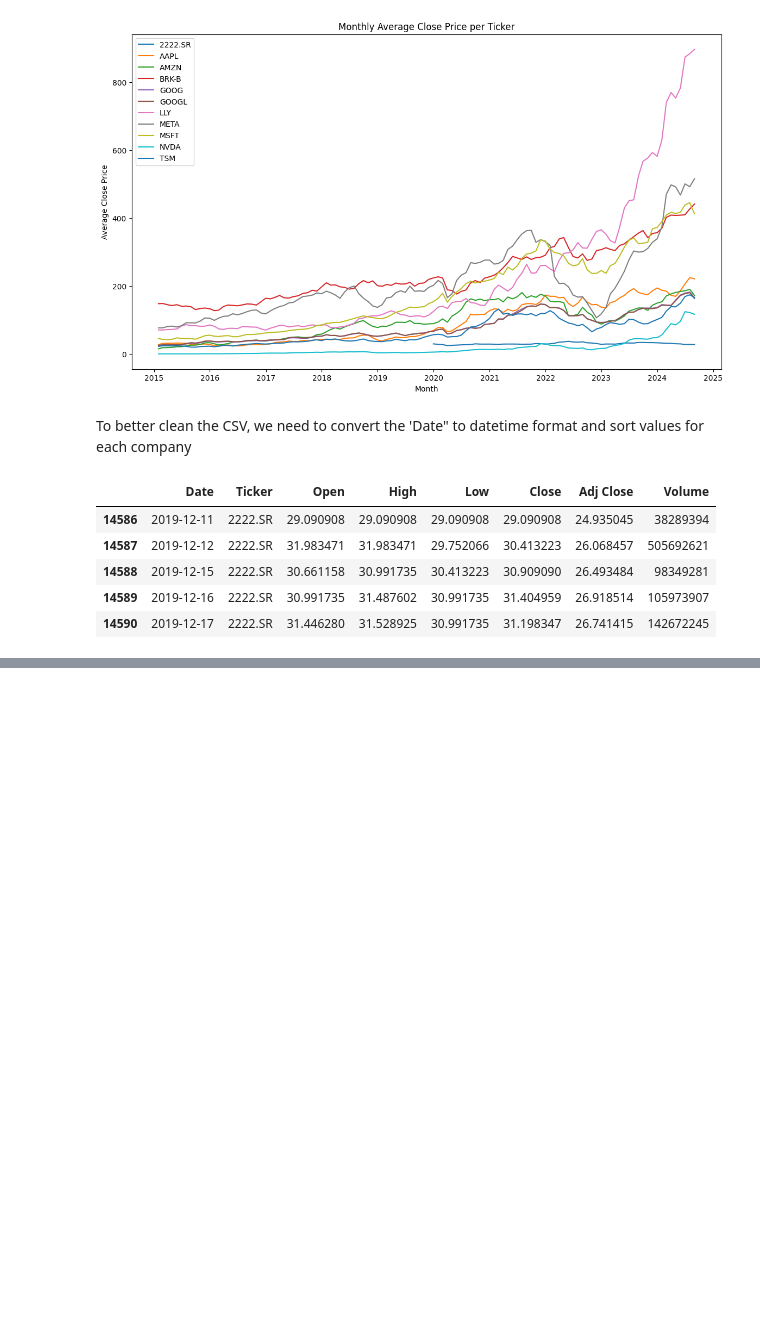
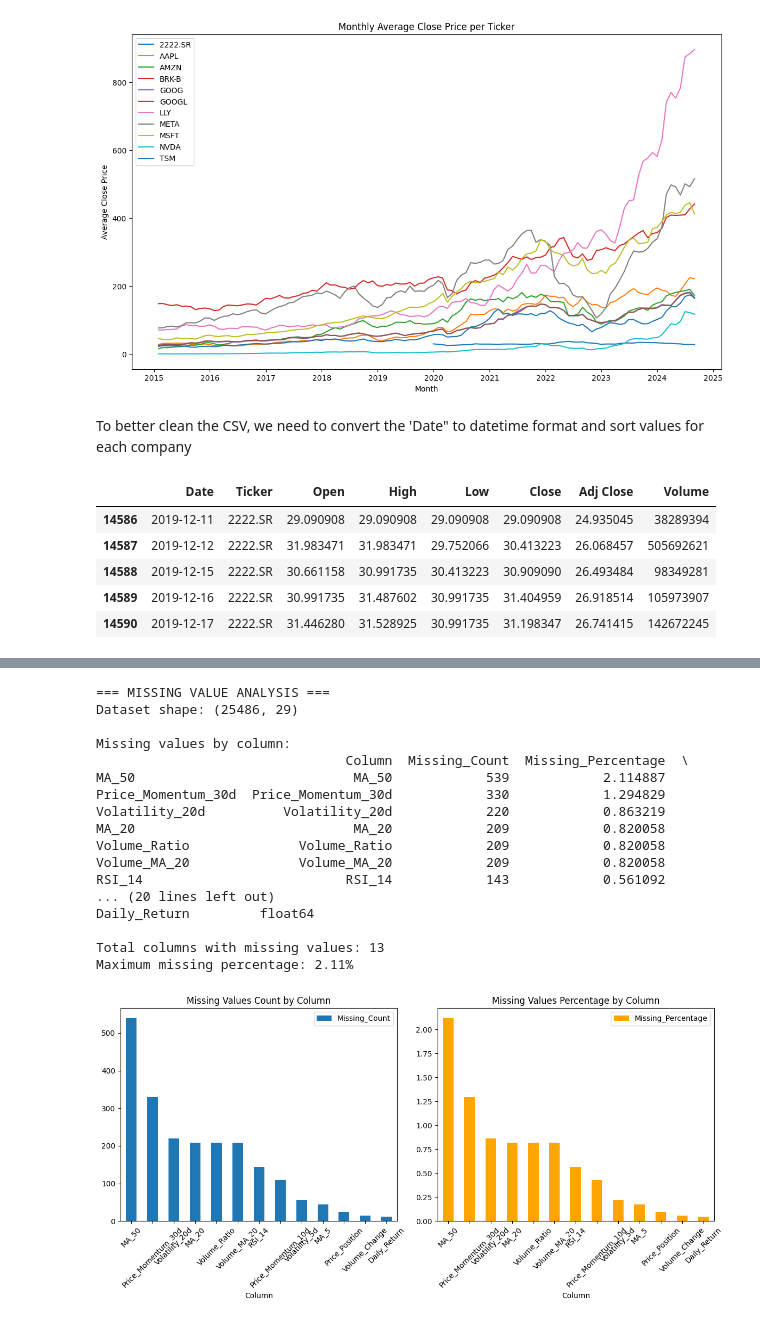
Before and after one commit to omaraboelfadl/CMP466-Summer25-G7-Project, a Jupyter notebook: CMP_466_G7_ProjectCode.ipynb, the cells around one changed output, grey strips where cells are left out. Cells and saved outputs as stored; diff of their text form; code cells hidden in the pictures; blank space fills up the shorter version.

```diff
--- a/CMP_466_G7_ProjectCode.ipynb
+++ b/CMP_466_G7_ProjectCode.ipynb
@@ -62,0 +503,72 @@ df.head()
+# %%
+## 1. Missing Value Analysis and Handling
+
+# Import additional libraries for preprocessing
+from sklearn.model_selection import train_test_split
+from sklearn.preprocessing import StandardScaler, LabelEncoder, RobustScaler
+from sklearn.feature_selection import SelectKBest, f_classif, RFE
+from sklearn.ensemble import RandomForestClassifier
+from sklearn.impute import SimpleImputer, KNNImputer
+
+# Deep analysis of missing values
+print("=== MISSING VALUE ANALYSIS ===")
+print(f"Dataset shape: {df_final.shape}")
+print(f"\nMissing values by column:")
+
+missing_analysis = pd.DataFrame({
+    'Column': df_final.columns,
+    'Missing_Count': df_final.isnull().sum(),
+    'Missing_Percentage': (df_final.isnull().sum() / len(df_final)) * 100,
+    'Data_Type': df_final.dtypes
+})
+
+missing_analysis = missing_analysis[missing_analysis['Missing_Count'] > 0].sort_values('Missing_Percentage', ascending=False)
+print(missing_analysis)
+
+if len(missing_analysis) > 0:
+    print(f"\nTotal columns with missing values: {len(missing_analysis)}")
+    print(f"Maximum missing percentage: {missing_analysis['Missing_Percentage'].max():.2f}%")
+else:
+    print("\n✅ No missing values found in the dataset!")
+
+# Visualize missing values pattern
+if len(missing_analysis) > 0:
+    plt.figure(figsize=(12, 6))
+    plt.subplot(1, 2, 1)
+    missing_analysis.plot(x='Column', y='Missing_Count', kind='bar', ax=plt.gca())
+    plt.title('Missing Values Count by Column')
+    plt.xticks(rotation=45)
+
+    plt.subplot(1, 2, 2)
+    missing_analysis.plot(x='Column', y='Missing_Percentage', kind='bar', ax=plt.gca(), color='orange')
+    plt.title('Missing Values Percentage by Column')
+    plt.xticks(rotation=45)
+    plt.tight_layout()
+    plt.show()
+
+# Check for patterns in missing data by ticker
+print("\n=== Missing Values by Ticker ===")
+for col in missing_analysis['Column']:
+    ticker_missing = df_final.groupby('Ticker')[col].apply(lambda x: x.isnull().sum())
+    if ticker_missing.sum() > 0:
+        print(f"\n{col}:")
+        print(ticker_missing[ticker_missing > 0])
+# %% [output]
+=== MISSING VALUE ANALYSIS ===
+Dataset shape: (25486, 29)
+
+Missing values by column:
+                                Column  Missing_Count  Missing_Percentage  \
+MA_50                            MA_50            539            2.114887
+Price_Momentum_30d  Price_Momentum_30d            330            1.294829
+Volatility_20d          Volatility_20d            220            0.863219
+MA_20                            MA_20            209            0.820058
+Volume_Ratio              Volume_Ratio            209            0.820058
+Volume_MA_20              Volume_MA_20            209            0.820058
+RSI_14                          RSI_14            143            0.561092
+... (20 lines left out)
+Daily_Return         float64
+
+Total columns with missing values: 13
+Maximum missing percentage: 2.11%
+[figure, added]
```
Also changed, not shown: parts of 30 cells of this notebook.
